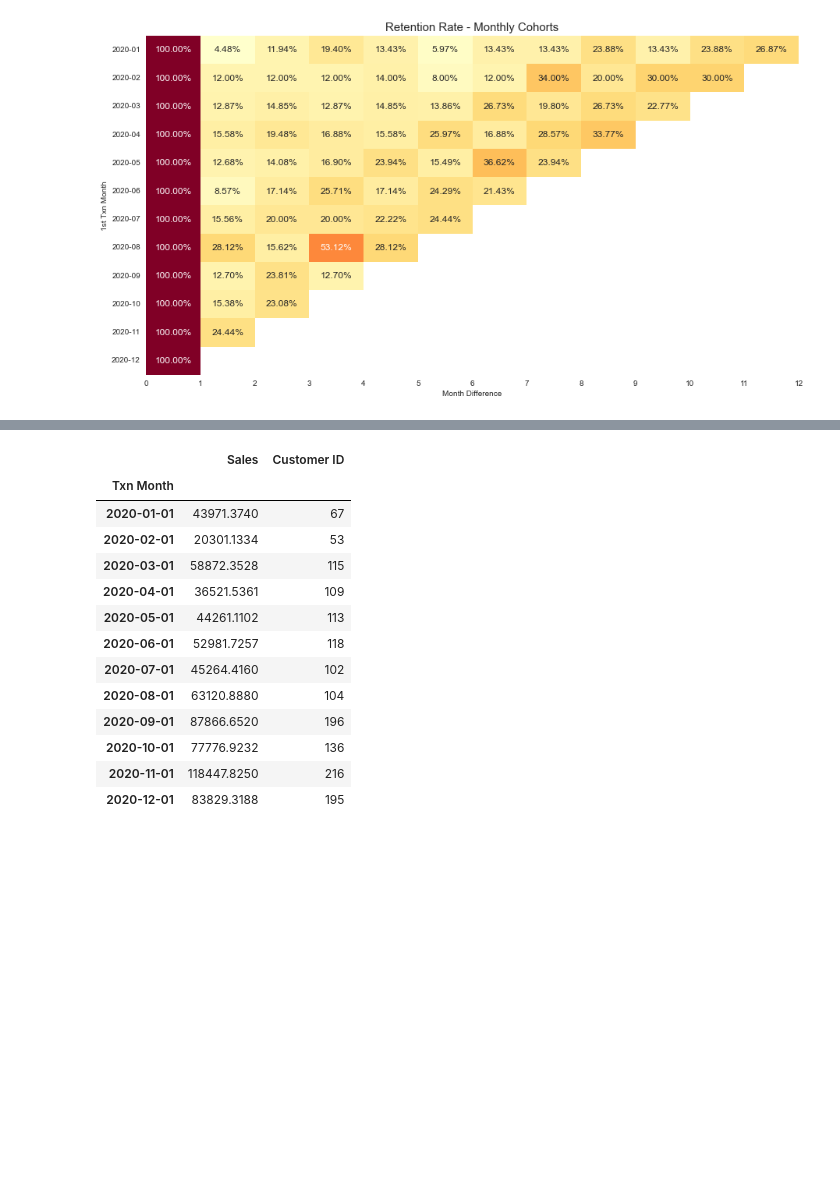
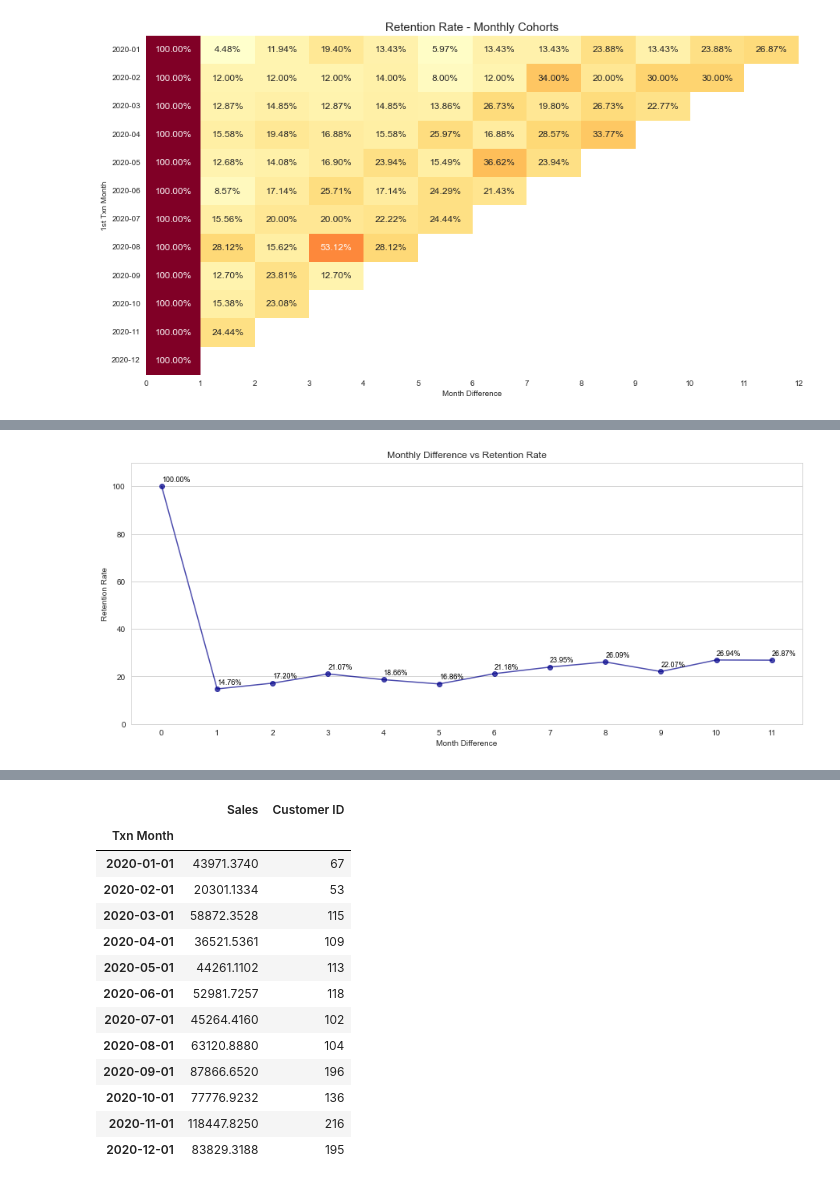
Before and after one commit to adunoluwa1/US-eCommerce-Data-Analysis, a Jupyter notebook: US_eCommerce_Analysis.ipynb, the cells around one changed output, grey strips where cells are left out. Saved outputs shown, nothing was run; the diff lists cells and outputs as text; code cells hidden in the pictures; blank space fills up the shorter version.

```diff
--- a/US_eCommerce_Analysis.ipynb
+++ b/US_eCommerce_Analysis.ipynb
@@ -187,3 +189,6 @@ plt.xlabel("Month Difference")
 plt.show()
 # %% [output]
 [figure]
+# %%
+tx_Cohorts = retention['Retention Rate'].reset_index()
+tx_Cohorts
@@ -190,3 +209,24 @@ plt.show()
+# %%
+# Average of retention rates for each month_difference
+y, x = [], []
+for col in tx_Cohorts.columns[1:]:
+    y.append(tx_Cohorts[col].apply('mean') * 100)
+    x.append(int(col))
+
+fig, ax = plt.subplots(figsize=(15,6))
+ax.plot(x,y,'o-', c='darkblue', alpha = 0.7)
+
+for x, y in zip(x,y):
+    plt.text(x,y + 2, s= f'{y:.2f}%',fontdict={'size':9, 'color':'black'} )
+ax.set_xlabel("Month Difference")
+ax.set_ylabel("Retention Rate")
+ax.set_ylim(0,110)
+ax.set_xticks(range(12))
+ax.set_title("Monthly Difference vs Retention Rate")
+ax.grid(axis='x')
+plt.show()
+# %% [output]
+[figure, added]
 # %%
 # Cumulative sum of all customers by 1st transaction month
 Customer_per_month = df.groupby(['1st Txn Month'])['Customer ID'].nunique().values
```
Also changed, not shown: parts of 9 cells of this notebook, 1 other file.
